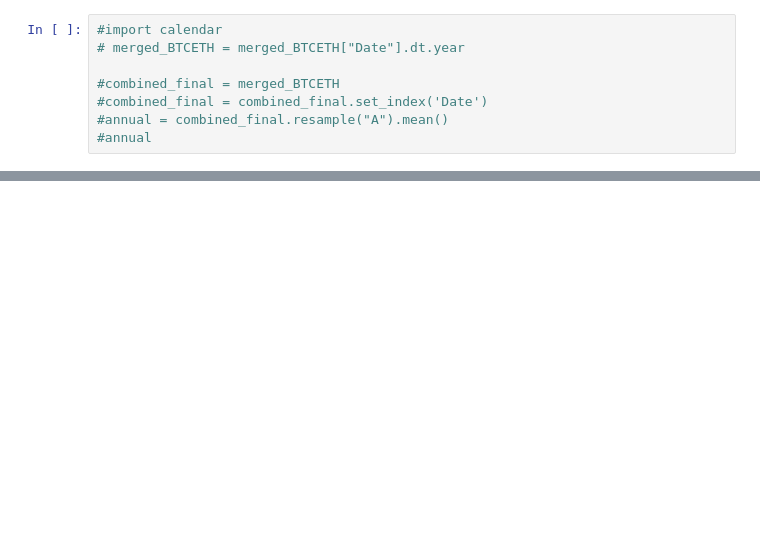
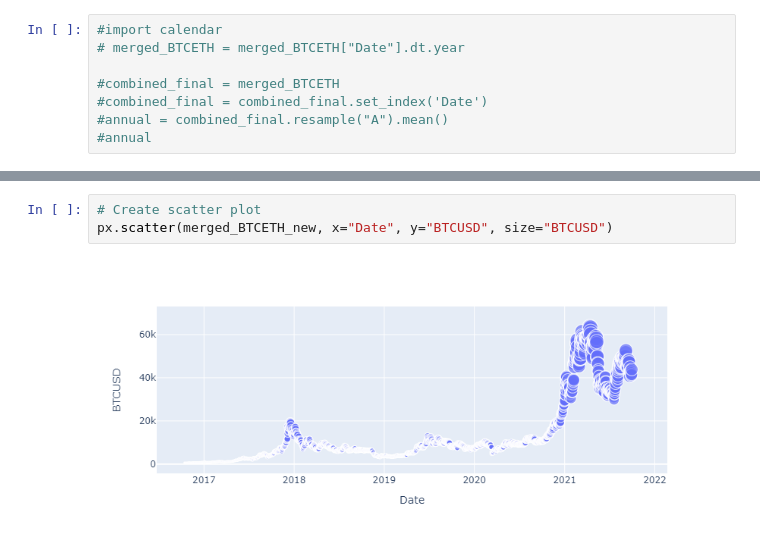
Before and after one commit to dcndn4/Project_1, a Jupyter notebook: ProjectOne_gfdata.ipynb, the cells around one changed output, grey strips where cells are left out. Drawn from its saved outputs; the diff is of its cells as text; blank space fills up the shorter version.

```diff
--- a/ProjectOne_gfdata.ipynb
+++ b/ProjectOne_gfdata.ipynb
@@ -238,0 +262,5 @@ px.parallel_categories(
+# %%
+# Create scatter plot
+px.scatter(merged_BTCETH_new, x="Date", y="BTCUSD", size="BTCUSD")
+# %% [output]
+[figure, added]
```
Also changed, not shown: parts of 9 cells of this notebook, 1 other file.
